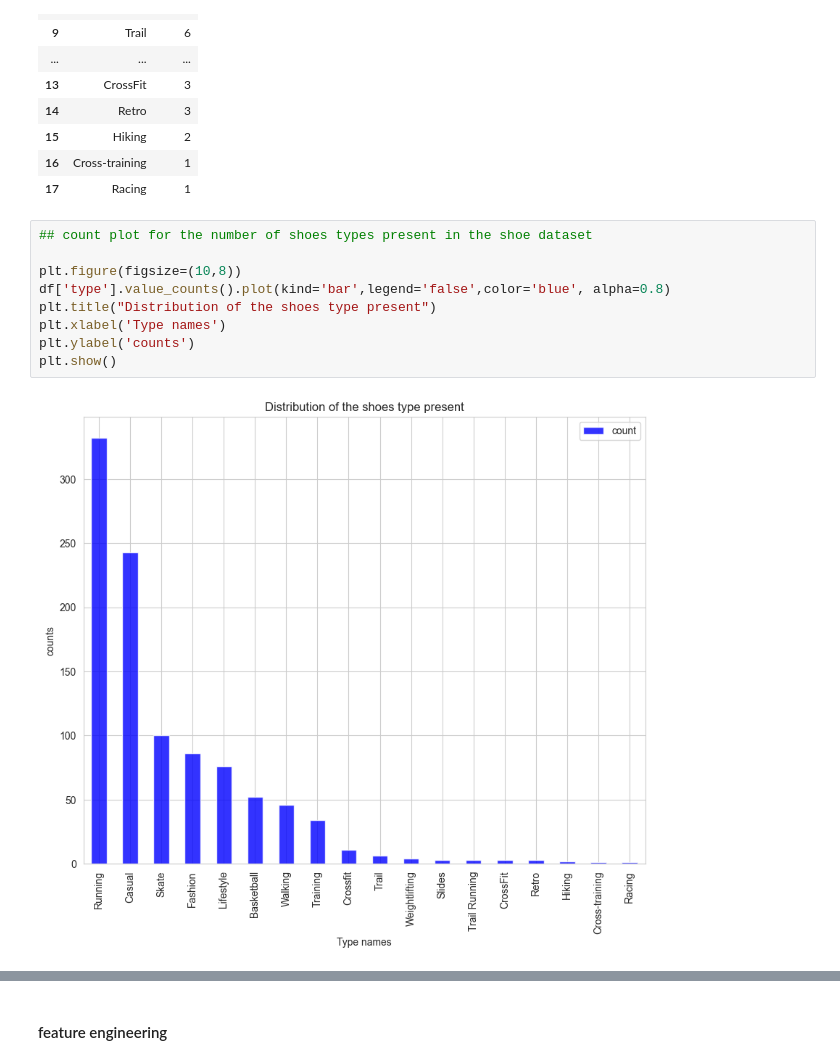
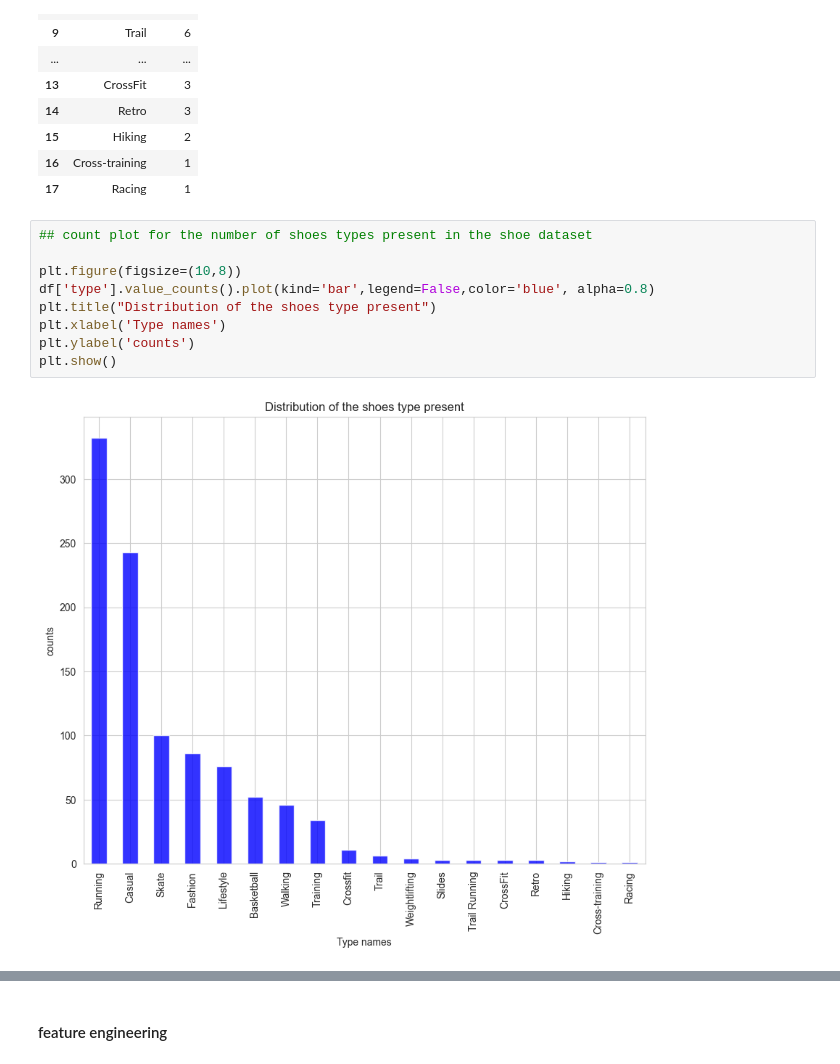
Before and after one commit to BishalJung7377/shoe_price, a Jupyter notebook: shoe_price.ipynb, the cells around one changed output, grey strips where cells are left out. Saved outputs shown, nothing was run; the diff lists cells and outputs as text.

```diff
--- a/shoe_price.ipynb
+++ b/shoe_price.ipynb
@@ -283,11 +280,11 @@ type_count
 # %%
 ## count plot for the number of shoes types present in the shoe dataset
 
 plt.figure(figsize=(10,8))
-df['type'].value_counts().plot(kind='bar',legend='false',color='blue', alpha=0.8)
+df['type'].value_counts().plot(kind='bar',legend=False,color='blue', alpha=0.8)
 plt.title("Distribution of the shoes type present")
 plt.xlabel('Type names')
 plt.ylabel('counts')
 plt.show()
 # %% [output]
-[figure, old version]
+[figure, new version]
```
Also changed, not shown: parts of 18 cells of this notebook.
